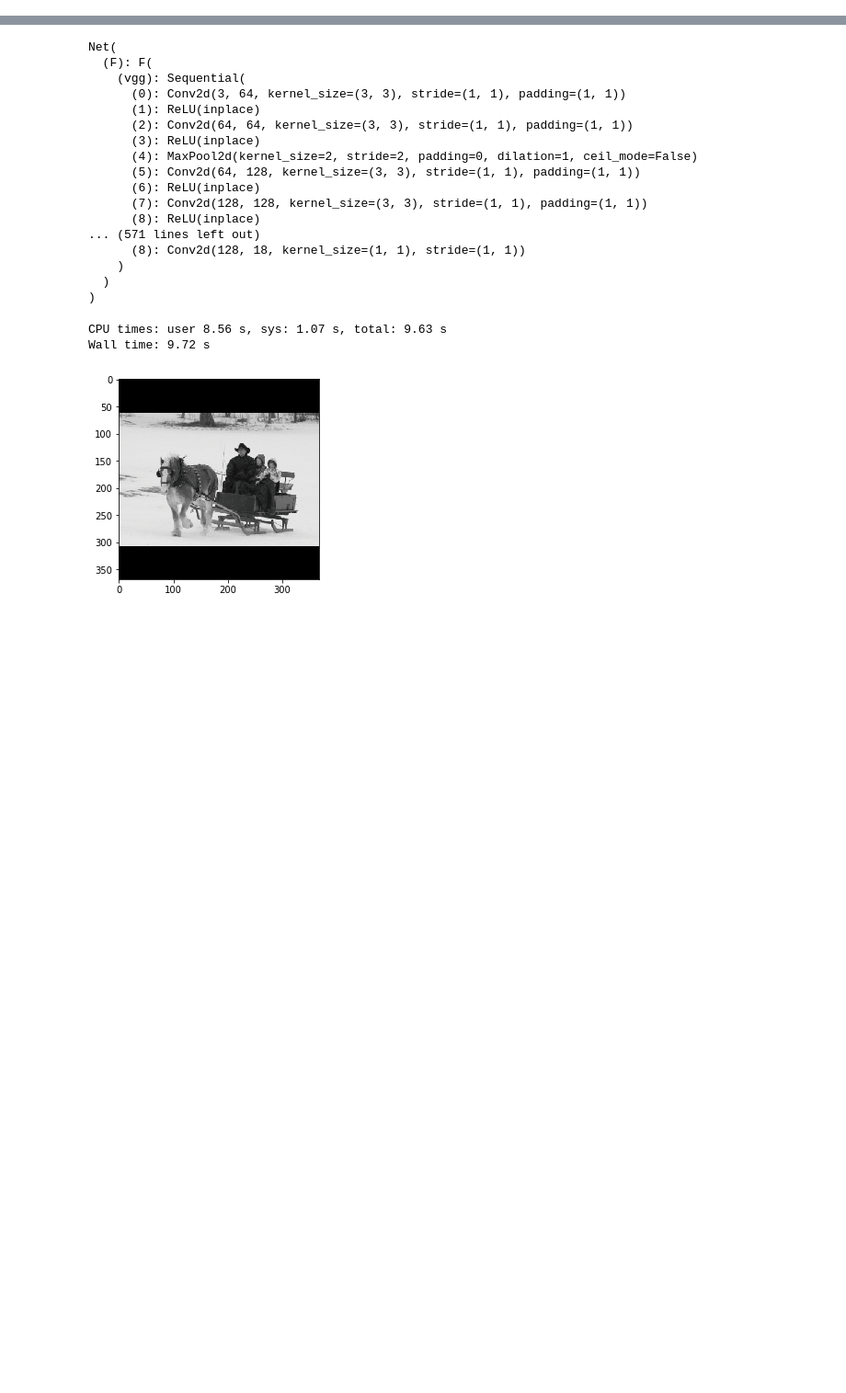
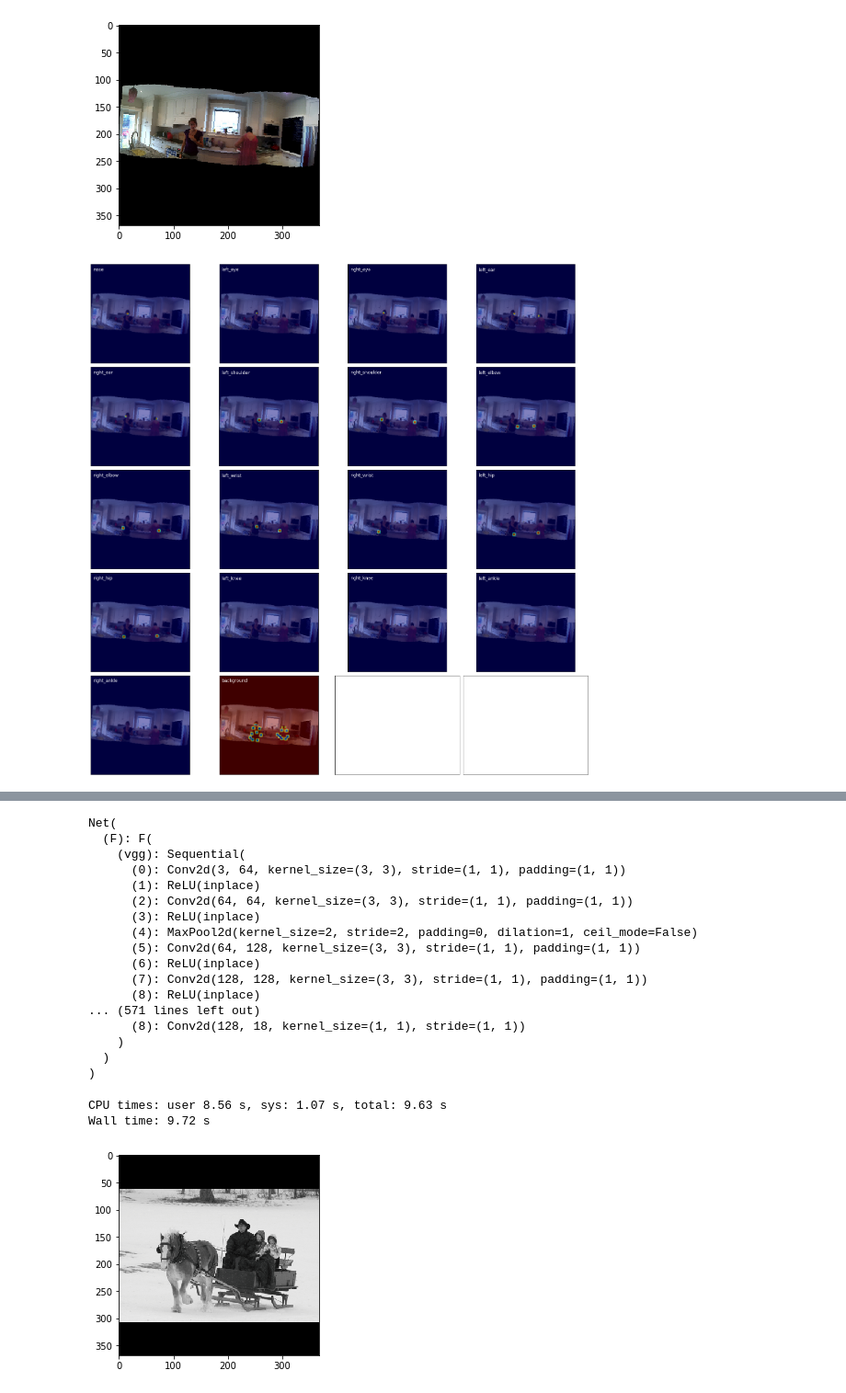
Before and after one commit to Nitish565/yoga-pose-estimation, a Jupyter notebook: COCO/Untitled.ipynb, the cells around one changed output, grey strips where cells are left out. Shown at 92% size. Saved outputs shown, nothing was run; the diff lists cells and outputs as text; code cells hidden in the pictures; blank space fills up the shorter version.

```diff
--- a/COCO/Untitled.ipynb
+++ b/COCO/Untitled.ipynb
@@ -40,8 +40,9 @@ tfms = transforms.Compose([
     ResizeImgAndKeypoints(368),
     #ColorJitter(),
     RandomGrayscale(),
-    #RandomFlipImgAndKeypoints(),
-    #RandomRotateImgAndKeypoints()
+    #FlipHR(),
+    #FlipUD()
+    RandomRotateImgAndKeypoints()
 ])
 
 tensor_tfms = transforms.Compose([
@@ -55,6 +56,17 @@ p = transforms.ToPILImage()
 bs = 8
 ds = COCO_Person_Dataset('train2014/', processed_files, tfms, tensor_tfms)
 dl = torch.utils.data.DataLoader(ds, bs, shuffle=True)
+# %%
+i,i_46x46,pafs,paf_ind,hms,hms_ind = ds[350]
+scaled_pafs = F.interpolate(pafs[None].clone().detach(), 368, mode="bilinear", align_corners=True).to(device)[0] #mode="nearest|area"
+#scaled_hms = F.interpolate(hms[None].clone().detach(), 368, mode="bilinear", align_corners=True).to(device)[0]
+un_im = p(un(i)[0])
+plt.imshow(un_im)
+#plot_utils.plot_pafs(un_im, scaled_pafs.numpy(), figsize=(20,20))
+plot_utils.plot_heatmaps(un_im, hms.clone().detach().numpy(), figsize=(20,20))
+# %% [output]
+[figure, added]
+[figure, added]
 # %%
 %%time
 for x,y,z,a,b,c in dl:
```
Also changed, not shown: parts of 3 cells of this notebook, 4 other files.
